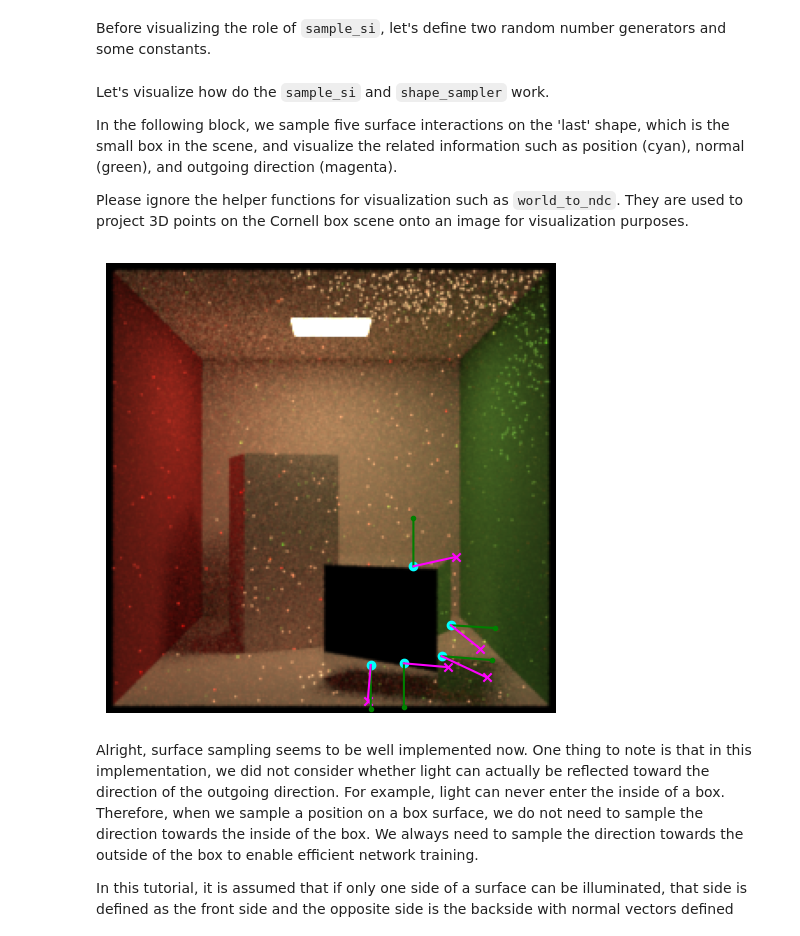
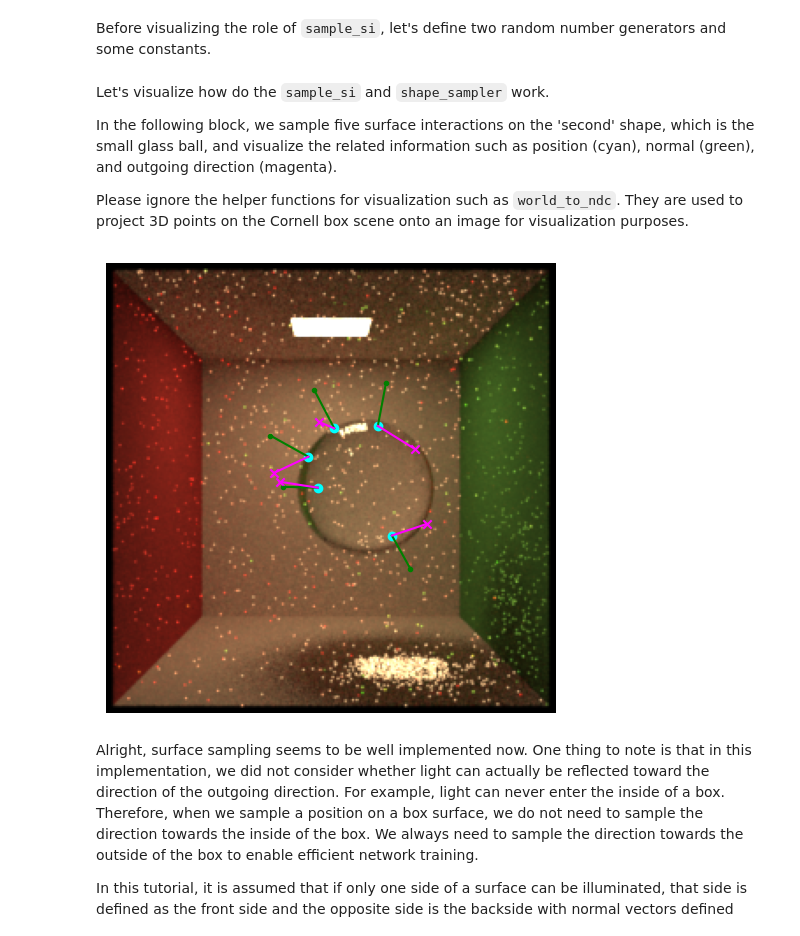
Before and after one commit to krafton-ai/neural-radiosity-tutorial-mitsuba3, a Jupyter notebook: neural_radiosity.ipynb, the cells around one changed output. Saved outputs shown, nothing was run; the diff lists cells and outputs as text; code cells hidden in the pictures.

Commit message:
glass ball caustics

```diff
--- a/neural_radiosity.ipynb
+++ b/neural_radiosity.ipynb
@@ -41,10 +41,15 @@ The Cornell Box scene that we rendered earlier looks too bland. Shall we try cha
 # %%
 # Harder scene
 # To change the order so that the declaration of glass BSDF occurs before the reference of it, we need to use the `pop` function.
-scene_dict["glass"] = {"type": "conductor"}
-small_box = scene_dict.pop("small-box")
-small_box["bsdf"]["id"] = "glass"
-scene_dict["small-box"] = small_box
+scene_dict = mi.cornell_box()
+scene_dict.pop("small-box")
+scene_dict.pop("large-box")
+scene_dict["glass"] = {"type": "dielectric"}
+scene_dict["ball"] = {
+    "type": "sphere",
+    "to_world": mi.ScalarTransform4f.scale([0.4, 0.4, 0.4]).translate([0.5, 0, 0.5]),
+    "bsdf": {"type": "ref", "id": "glass"}
+}
 
 scene = mi.load_dict(scene_dict)
 original_image = mi.render(scene, spp=16)
@@ -161,7 +164,7 @@ seed = 42
 # %% [markdown]
 Let's visualize how do the `sample_si` and `shape_sampler` work.
 
-In the following block, we sample five surface interactions on the 'last' shape, which is the small box in the scene, and visualize the related information such as position (cyan), normal (green), and outgoing direction (magenta).
+In the following block, we sample five surface interactions on the 'second' shape, which is the small glass ball, and visualize the related information such as position (cyan), normal (green), and outgoing direction (magenta).
 
 Please ignore the helper functions for visualization such as `world_to_ndc`. They are used to project 3D points on the Cornell box scene onto an image for visualization purposes.
 # %%
@@ -249,36 +252,36 @@ def draw_moving_arrow(si, h, w, si_prev, ax):
     """Draws a moving arrow on a plot to represent the surface interaction movement.
 
     Args:
         si (mi.SurfaceInteraction): Surface interaction to be drawn.
         h (float): Height of the image in pixels.
         w (float): Width of the image in pixels.
         si_prev (mi.SurfaceInteraction): Previous surface interaction to connect to the current one.
         ax (matplotlib.axes.Axes): The axes object to plot the moving arrow on.
     """
     x_pix = pix_coord(scene, si.p, h, w)
     x_prev_pix = pix_coord(scene, si_prev.p, h, w)
     draw_multi_segments(x_prev_pix, x_pix, 'green')
 
-# sample only on the seventh shape, i.e., the glass box
+# sample only on the second shape, i.e., the glass ball
 tmp_area = [0] * len(m_area)
-tmp_area[-1] = 1
+tmp_area[1] = 1
 tmp_shape_sampler = mi.DiscreteDistribution(tmp_area)
 
 l_sampler = l_sampler.clone()
 l_sampler.seed(seed, 5)  # sample five points
 
 si = sample_si(
     scene, tmp_shape_sampler,
     l_sampler.next_1d(), l_sampler.next_2d(), l_sampler.next_2d()
 )
 
 fig, ax = plt.subplots()
 fig.patch.set_visible(False)  # Hide the figure's background
 ax.axis('off')  # Remove the axes from the image
 fig.tight_layout()  # Remove any extra white spaces around the image
 draw_si(si, ax, original_image, marker="o", color="cyan")
 # %% [output]
-[figure, old version]
+[figure, new version]
 # %% [markdown]
 Alright, surface sampling seems to be well implemented now.
 One thing to note is that in this implementation, we did not consider whether light can actually be reflected toward the direction of the outgoing direction. For example, light can never enter the inside of a box. Therefore, when we sample a position on a box surface, we do not need to sample the direction towards the inside of the box. We always need to sample the direction towards the outside of the box to enable efficient network training.
```
Also changed, not shown: parts of 12 cells of this notebook.
